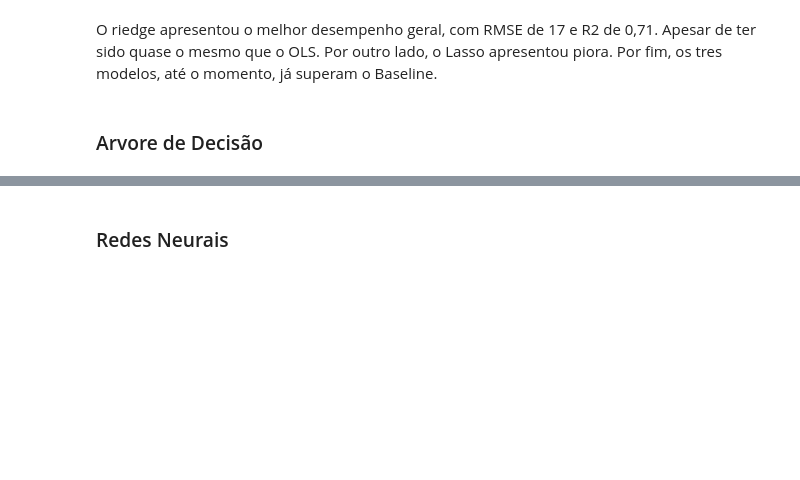
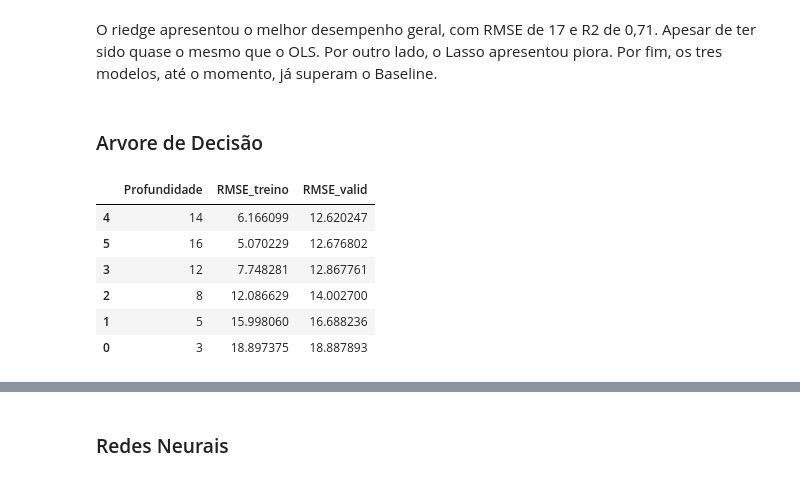
Before and after one commit to feliperibeiro-impatech/saikit-learn-aplicacao, a Jupyter notebook: analysis/regressao/notebooks/regressao_superconductivity.ipynb, the cells around one changed output, grey strips where cells are left out. Drawn from its saved outputs; the diff is of its cells as text; code cells hidden in the pictures; blank space fills up the shorter version.

```diff
--- a/analysis/regressao/notebooks/regressao_superconductivity.ipynb
+++ b/analysis/regressao/notebooks/regressao_superconductivity.ipynb
@@ -225,3 +213,27 @@ resultados.sort_values("RMSE")
 O riedge apresentou o melhor desempenho geral, com RMSE de 17 e R2 de 0,71. Apesar de ter sido quase o mesmo que o OLS. Por outro lado, o Lasso apresentou piora. Por fim, os tres modelos, até o momento, já superam o Baseline.
 # %% [markdown]
 ### Arvore de Decisão
+# %%
+profundidades = [3, 5, 8, 12, 14, 16]
+resultados_arvore = []
+
+for profundidade in profundidades:
+    modelo = DecisionTreeRegressor(max_depth=profundidade)
+    modelo.fit(X_train, y_train)
+    pred_train = modelo.predict(X_train)
+    pred_valid = modelo.predict(X_valid)
+    resultados_arvore.append([profundidade,RMSE(y_train, pred_train),RMSE(y_valid, pred_valid)])
+
+tabela_arvore = pd.DataFrame(resultados_arvore,columns=["Profundidade", "RMSE_treino", "RMSE_valid"])
+tabela_arvore.sort_values("RMSE_valid")
+
+# Testando 6 profundidades diferentes para a árvore de decisão. Calculo o RMSE no treino e na validação e comparamos os erros
+# verificando algum overfitting.
+# %% [output]
+|  | Profundidade | RMSE_treino | RMSE_valid |
+| 4 | 14 | 6.166099 | 12.620247 |
+| 5 | 16 | 5.070229 | 12.676802 |
+| 3 | 12 | 7.748281 | 12.867761 |
+| 2 | 8 | 12.086629 | 14.002700 |
+| 1 | 5 | 15.998060 | 16.688236 |
+| 0 | 3 | 18.897375 | 18.887893 |
```
Also changed, not shown: parts of 16 cells of this notebook.
